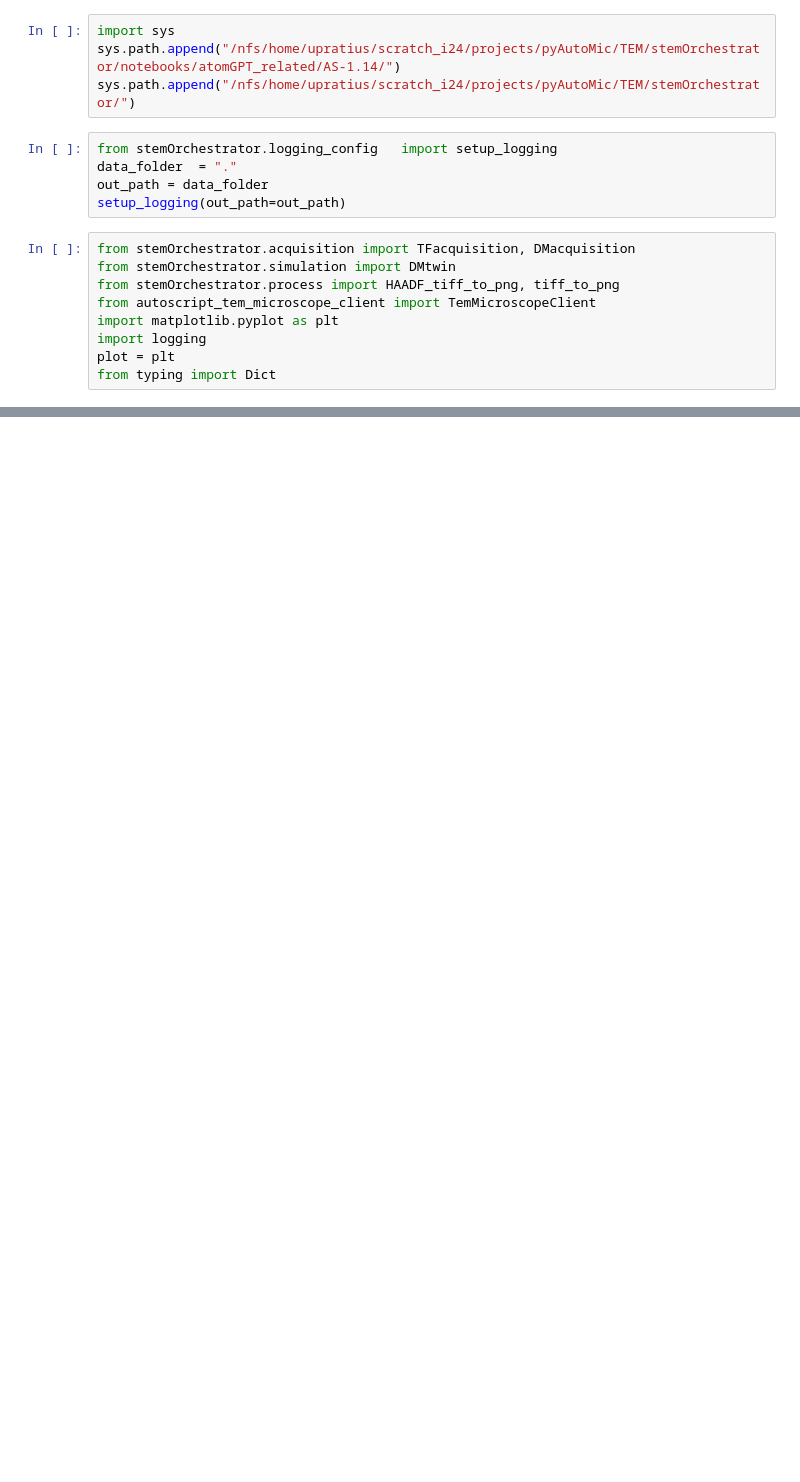
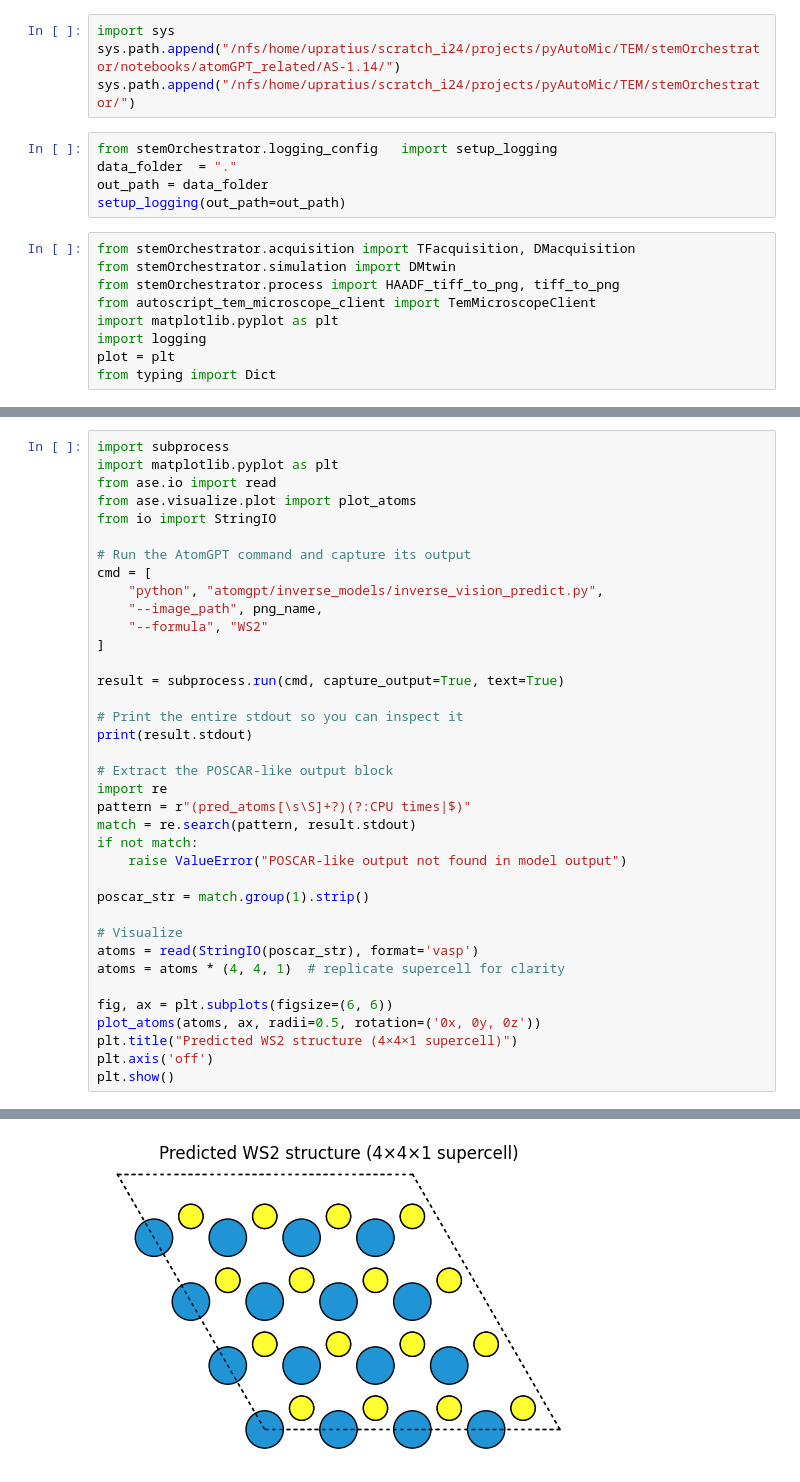
Before and after one commit to pycroscopy/pyAutoMic, a Jupyter notebook: TEM/stemOrchestrator/notebooks/atomGPT_related/SPECTRA-MicroscopyGPT.ipynb, the cells around one changed output, grey strips where cells are left out. Saved outputs shown, nothing was run; the diff lists cells and outputs as text; blank space fills up the shorter version.

```diff
--- a/TEM/stemOrchestrator/notebooks/atomGPT_related/SPECTRA-MicroscopyGPT.ipynb
+++ b/TEM/stemOrchestrator/notebooks/atomGPT_related/SPECTRA-MicroscopyGPT.ipynb
@@ -70,0 +129,38 @@ Client connected to [10.46.217.241:9095]
+# %%
+import subprocess
+import matplotlib.pyplot as plt
+from ase.io import read
+from ase.visualize.plot import plot_atoms
+from io import StringIO
+
+# Run the AtomGPT command and capture its output
+cmd = [
+    "python", "atomgpt/inverse_models/inverse_vision_predict.py",
+    "--image_path", png_name,
+    "--formula", "WS2"
+]
+
+result = subprocess.run(cmd, capture_output=True, text=True)
+
+# Print the entire stdout so you can inspect it
+print(result.stdout)
+
+# Extract the POSCAR-like output block
+import re
+pattern = r"(pred_atoms[\s\S]+?)(?:CPU times|$)"
+match = re.search(pattern, result.stdout)
+if not match:
+    raise ValueError("POSCAR-like output not found in model output")
+
+poscar_str = match.group(1).strip()
+
+# Visualize
+atoms = read(StringIO(poscar_str), format='vasp')
+atoms = atoms * (4, 4, 1)  # replicate supercell for clarity
+
+fig, ax = plt.subplots(figsize=(6, 6))
+plot_atoms(atoms, ax, radii=0.5, rotation=('0x, 0y, 0z'))
+plt.title("Predicted WS2 structure (4×4×1 supercell)")
+plt.axis('off')
+plt.show()
+# %% [output]
@@ -70,0 +186 @@ Client connected to [10.46.217.241:9095]
+[figure, added]
```
Also changed, not shown: parts of 10 cells of this notebook, 4 other files.
